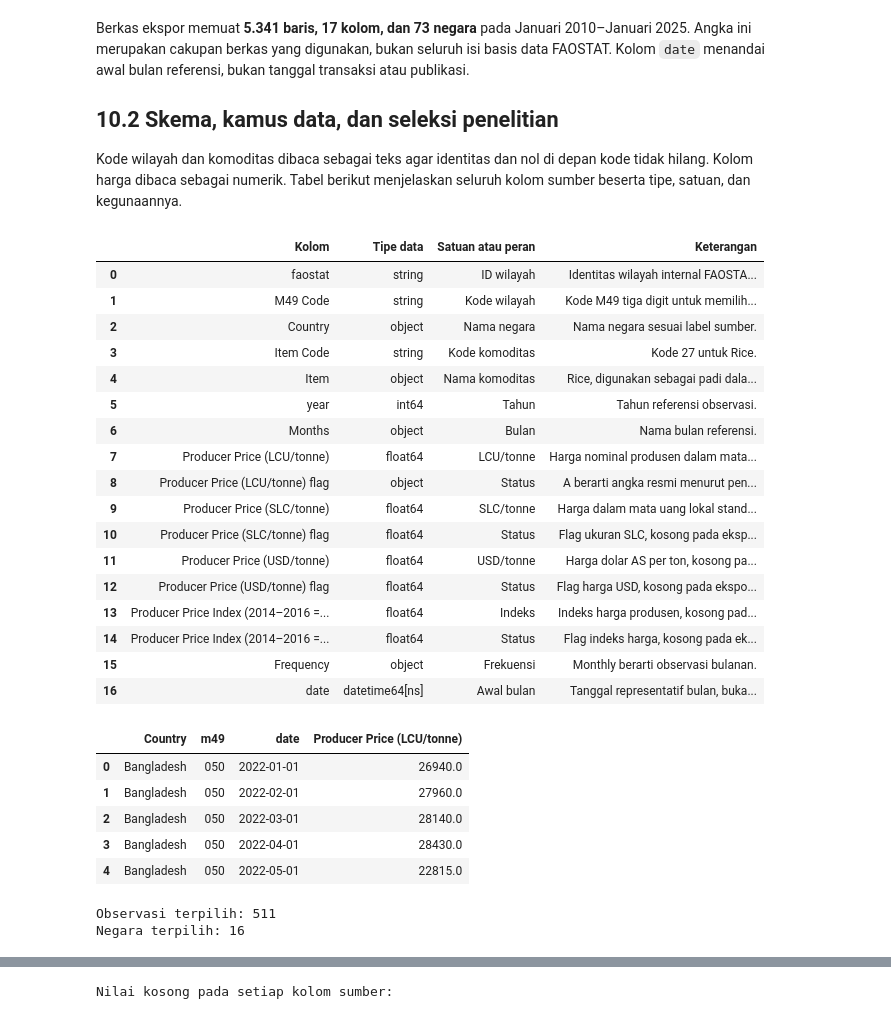
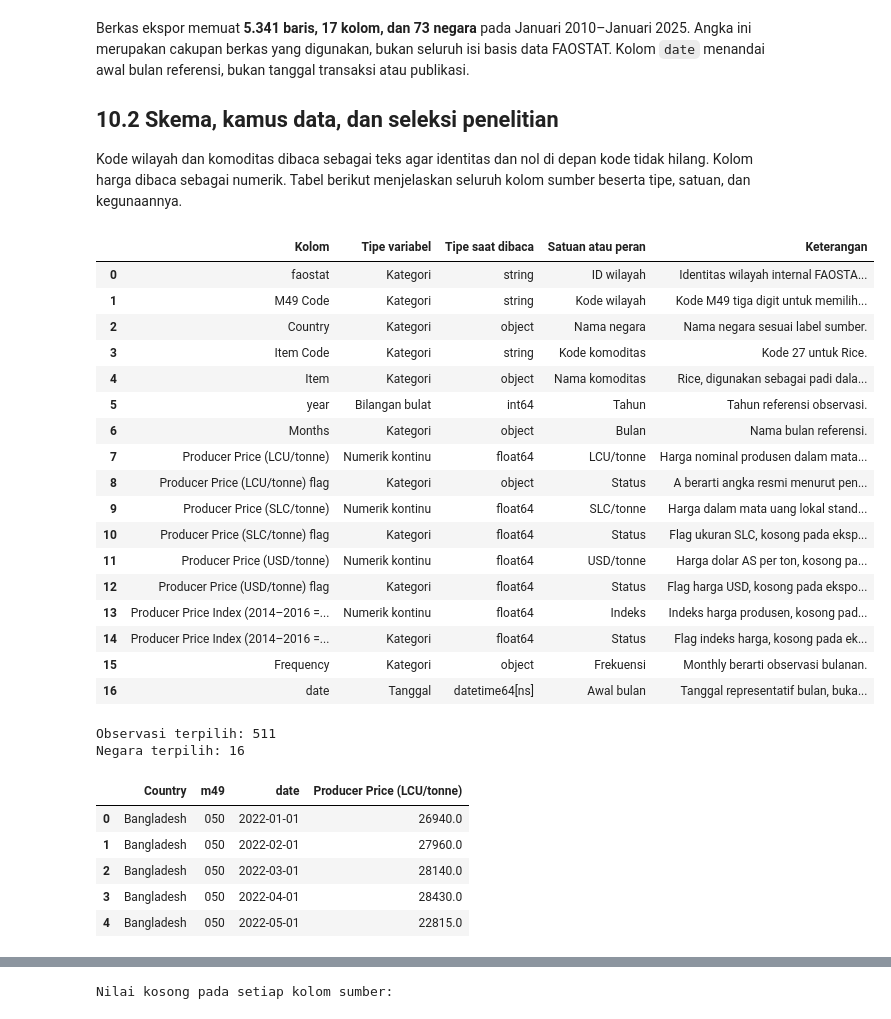
Before and after one commit to firrazmrd/17_IF-B_Sop-Pak-Min-Klaten, a Jupyter notebook: Projek.ipynb, the cells around one changed output, grey strips where cells are left out. Saved outputs shown, nothing was run; the diff lists cells and outputs as text; code cells hidden in the pictures.

Commit message:
feat(ipynb): complete EDA and data preparation for Progress Report 2

```diff
--- a/Projek.ipynb
+++ b/Projek.ipynb
@@ -16,3 +16,18 @@ Notebook dijalankan menggunakan **Python 3.13.12**. Pilih kernel dengan versi te
+# %%
+import pandas as pd
+import numpy as np
+import matplotlib.pyplot as plt
+import seaborn as sns
+
+from matplotlib.colors import ListedColormap
+from matplotlib.patches import Patch
+from sklearn.preprocessing import StandardScaler
+
+pd.set_option('display.max_columns', None)
+pd.set_option('display.max_colwidth', None)
+sns.set_theme(style='whitegrid')
+plt.rcParams['figure.dpi'] = 100
+plt.rcParams['font.size'] = 12
 # %% [markdown]
 # Business Understanding
 
@@ -281,52 +248,60 @@ units = [
     'Status', 'Frekuensi', 'Awal bulan'
 ]
 
 descriptions = [
     'Identitas wilayah internal FAOSTAT, bukan besaran harga.',
     'Kode M49 tiga digit untuk memilih negara.',
     'Nama negara sesuai label sumber.',
     'Kode 27 untuk Rice.',
     'Rice, digunakan sebagai padi dalam cakupan penelitian.',
     'Tahun referensi observasi.',
     'Nama bulan referensi.',
     'Harga nominal produsen dalam mata uang lokal per ton.',
     'A berarti angka resmi menurut penerbit.',
     'Harga dalam mata uang lokal standar, kosong pada ekspor ini.',
     'Flag ukuran SLC, kosong pada ekspor ini.',
     'Harga dolar AS per ton, kosong pada ekspor ini.',
     'Flag harga USD, kosong pada ekspor ini.',
     'Indeks harga produsen, kosong pada ekspor ini.',
     'Flag indeks harga, kosong pada ekspor ini.',
     'Monthly berarti observasi bulanan.',
     'Tanggal representatif bulan, bukan tanggal publikasi.'
 ]
 
+variable_types = [
+    'Kategori', 'Kategori', 'Kategori', 'Kategori', 'Kategori',
+    'Bilangan bulat', 'Kategori', 'Numerik kontinu', 'Kategori',
+    'Numerik kontinu', 'Kategori', 'Numerik kontinu', 'Kategori',
+    'Numerik kontinu', 'Kategori', 'Kategori', 'Tanggal'
+]
+
 data_dictionary = pd.DataFrame({
     'Kolom': df.columns,
-    'Tipe data': df.dtypes.astype(str).to_numpy(),
+    'Tipe variabel': variable_types,
+    'Tipe saat dibaca': df.dtypes.astype(str).to_numpy(),
     'Satuan atau peran': units,
     'Keterangan': descriptions
 })
 display(data_dictionary)
 # %% [output]
-|  | Kolom | Tipe data | Satuan atau peran | Keterangan |
-| 0 | faostat | string | ID wilayah | Identitas wilayah internal FAOSTA... |
-| 1 | M49 Code | string | Kode wilayah | Kode M49 tiga digit untuk memilih... |
-| 2 | Country | object | Nama negara | Nama negara sesuai label sumber. |
-| 3 | Item Code | string | Kode komoditas | Kode 27 untuk Rice. |
-| 4 | Item | object | Nama komoditas | Rice, digunakan sebagai padi dala... |
-| 5 | year | int64 | Tahun | Tahun referensi observasi. |
-| 6 | Months | object | Bulan | Nama bulan referensi. |
-| 7 | Producer Price (LCU/tonne) | float64 | LCU/tonne | Harga nominal produsen dalam mata... |
-| 8 | Producer Price (LCU/tonne) flag | object | Status | A berarti angka resmi menurut pen... |
-| 9 | Producer Price (SLC/tonne) | float64 | SLC/tonne | Harga dalam mata uang lokal stand... |
-| 10 | Producer Price (SLC/tonne) flag | float64 | Status | Flag ukuran SLC, kosong pada eksp... |
-| 11 | Producer Price (USD/tonne) | float64 | USD/tonne | Harga dolar AS per ton, kosong pa... |
-| 12 | Producer Price (USD/tonne) flag | float64 | Status | Flag harga USD, kosong pada ekspo... |
-| 13 | Producer Price Index (2014–2016 =... | float64 | Indeks | Indeks harga produsen, kosong pad... |
-| 14 | Producer Price Index (2014–2016 =... | float64 | Status | Flag indeks harga, kosong pada ek... |
-| 15 | Frequency | object | Frekuensi | Monthly berarti observasi bulanan. |
-| 16 | date | datetime64[ns] | Awal bulan | Tanggal representatif bulan, buka... |
+|  | Kolom | Tipe variabel | Tipe saat dibaca | Satuan atau peran | Keterangan |
+| 0 | faostat | Kategori | string | ID wilayah | Identitas wilayah internal FAOSTA... |
+| 1 | M49 Code | Kategori | string | Kode wilayah | Kode M49 tiga digit untuk memilih... |
+| 2 | Country | Kategori | object | Nama negara | Nama negara sesuai label sumber. |
+| 3 | Item Code | Kategori | string | Kode komoditas | Kode 27 untuk Rice. |
+| 4 | Item | Kategori | object | Nama komoditas | Rice, digunakan sebagai padi dala... |
+| 5 | year | Bilangan bulat | int64 | Tahun | Tahun referensi observasi. |
+| 6 | Months | Kategori | object | Bulan | Nama bulan referensi. |
+| 7 | Producer Price (LCU/tonne) | Numerik kontinu | float64 | LCU/tonne | Harga nominal produsen dalam mata... |
+| 8 | Producer Price (LCU/tonne) flag | Kategori | object | Status | A berarti angka resmi menurut pen... |
+| 9 | Producer Price (SLC/tonne) | Numerik kontinu | float64 | SLC/tonne | Harga dalam mata uang lokal stand... |
+| 10 | Producer Price (SLC/tonne) flag | Kategori | float64 | Status | Flag ukuran SLC, kosong pada eksp... |
+| 11 | Producer Price (USD/tonne) | Numerik kontinu | float64 | USD/tonne | Harga dolar AS per ton, kosong pa... |
+| 12 | Producer Price (USD/tonne) flag | Kategori | float64 | Status | Flag harga USD, kosong pada ekspo... |
+| 13 | Producer Price Index (2014–2016 =... | Numerik kontinu | float64 | Indeks | Indeks harga produsen, kosong pad... |
+| 14 | Producer Price Index (2014–2016 =... | Kategori | float64 | Status | Flag indeks harga, kosong pada ek... |
+| 15 | Frequency | Kategori | object | Frekuensi | Monthly berarti observasi bulanan. |
+| 16 | date | Tanggal | datetime64[ns] | Awal bulan | Tanggal representatif bulan, buka... |
 # %%
 asia_codes = [
     '050', '064', '096', '144', '156', '360', '392', '398',
@@ -336,7 +311,10 @@ price_column = 'Producer Price (LCU/tonne)'
 flag_column = 'Producer Price (LCU/tonne) flag'
 
 df_selected = df[
-    df['M49 Code'].str.zfill(3).isin(asia_codes)
+    df['Item'].eq('Rice')
+    & df['Item Code'].eq('27')
+    & df['Frequency'].eq('Monthly')
+    & df['M49 Code'].str.zfill(3).isin(asia_codes)
     & df['year'].between(2022, 2024)
     & df[flag_column].eq('A')
 ].copy()
@@ -348,11 +326,11 @@ display(df_selected[['Country', 'm49', 'date', price_column]].head())
 print('Observasi terpilih:', len(df_selected))
 print('Negara terpilih:', df_selected['Country'].nunique())
 # %% [output]
+Observasi terpilih: 511
+Negara terpilih: 16
 |  | Country | m49 | date | Producer Price (LCU/tonne) |
 | 0 | Bangladesh | 050 | 2022-01-01 | 26940.0 |
 | 1 | Bangladesh | 050 | 2022-02-01 | 27960.0 |
 | 2 | Bangladesh | 050 | 2022-03-01 | 28140.0 |
 | 3 | Bangladesh | 050 | 2022-04-01 | 28430.0 |
 | 4 | Bangladesh | 050 | 2022-05-01 | 22815.0 |
-Observasi terpilih: 511
-Negara terpilih: 16
```
Also changed, not shown: parts of 78 cells of this notebook, 1 other file.
